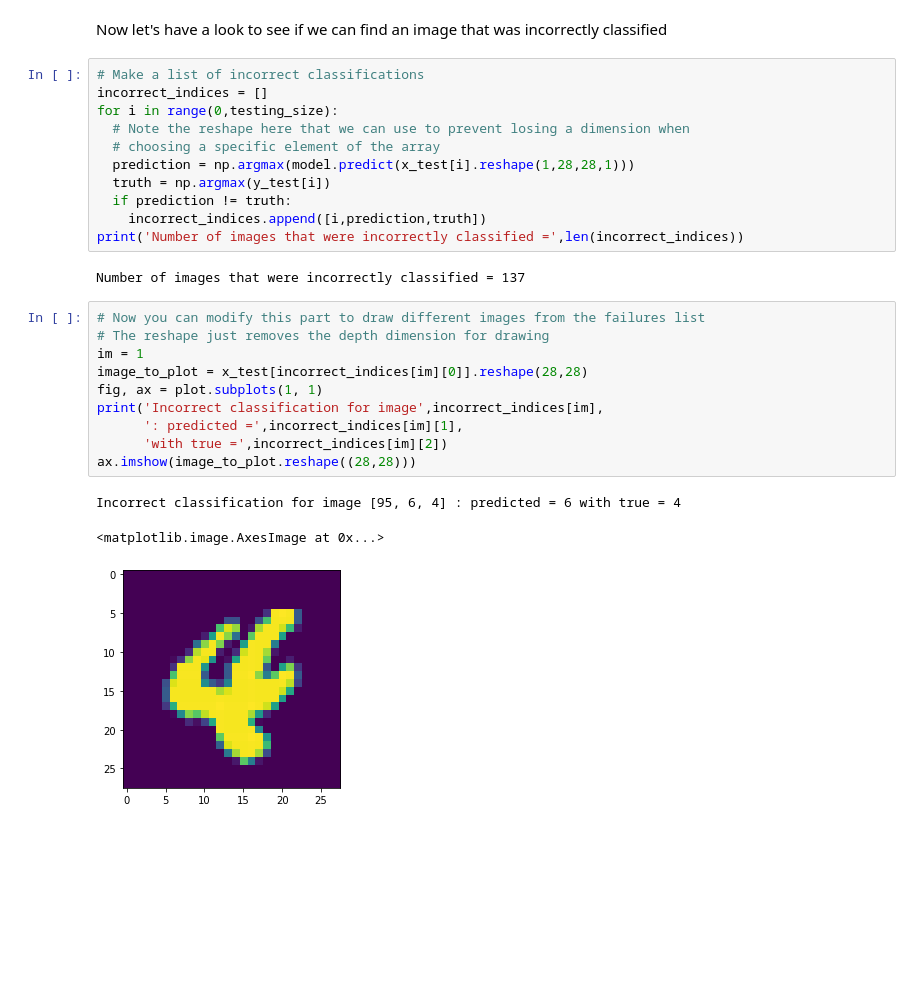
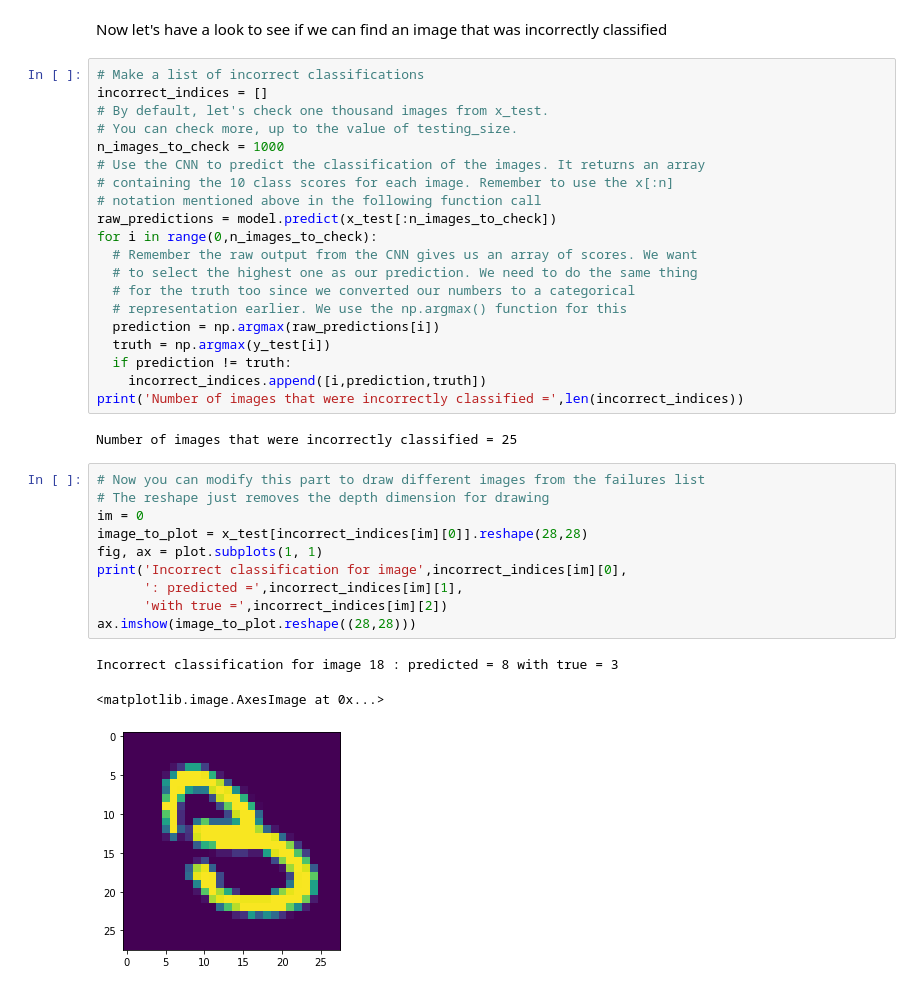
Before and after one commit to lhwhitehead/TutorialDL, a Jupyter notebook: solutions/tensorflow_CNN_tutorial_solution.ipynb, the cells around one changed output. Cells and saved outputs as stored; diff of their text form; blank space fills up the shorter version.

```diff
--- a/solutions/tensorflow_CNN_tutorial_solution.ipynb
+++ b/solutions/tensorflow_CNN_tutorial_solution.ipynb
@@ -257,29 +251,38 @@ Epoch 4/5
 # %% [markdown]
 Now let's have a look to see if we can find an image that was incorrectly classified
-# %%
-# Make a list of incorrect classifications
-incorrect_indices = []
-for i in range(0,testing_size):
-  # Note the reshape here that we can use to prevent losing a dimension when
-  # choosing a specific element of the array
-  prediction = np.argmax(model.predict(x_test[i].reshape(1,28,28,1)))
-  truth = np.argmax(y_test[i])
-  if prediction != truth:
-    incorrect_indices.append([i,prediction,truth])
-print('Number of images that were incorrectly classified =',len(incorrect_indices))
-# %% [output]
-Number of images that were incorrectly classified = 137
+# %%
+# Make a list of incorrect classifications
+incorrect_indices = []
+# By default, let's check one thousand images from x_test.
+# You can check more, up to the value of testing_size.
+n_images_to_check = 1000
+# Use the CNN to predict the classification of the images. It returns an array
+# containing the 10 class scores for each image. Remember to use the x[:n]
+# notation mentioned above in the following function call
+raw_predictions = model.predict(x_test[:n_images_to_check])
+for i in range(0,n_images_to_check):
+  # Remember the raw output from the CNN gives us an array of scores. We want
+  # to select the highest one as our prediction. We need to do the same thing
+  # for the truth too since we converted our numbers to a categorical
+  # representation earlier. We use the np.argmax() function for this
+  prediction = np.argmax(raw_predictions[i])
+  truth = np.argmax(y_test[i])
+  if prediction != truth:
+    incorrect_indices.append([i,prediction,truth])
+print('Number of images that were incorrectly classified =',len(incorrect_indices))
+# %% [output]
+Number of images that were incorrectly classified = 25
 # %%
 # Now you can modify this part to draw different images from the failures list
 # The reshape just removes the depth dimension for drawing
-im = 1
+im = 0
 image_to_plot = x_test[incorrect_indices[im][0]].reshape(28,28)
 fig, ax = plot.subplots(1, 1)
-print('Incorrect classification for image',incorrect_indices[im],
+print('Incorrect classification for image',incorrect_indices[im][0],
       ': predicted =',incorrect_indices[im][1],
       'with true =',incorrect_indices[im][2])
 ax.imshow(image_to_plot.reshape((28,28)))
 # %% [output]
-Incorrect classification for image [95, 6, 4] : predicted = 6 with true = 4
+Incorrect classification for image 18 : predicted = 8 with true = 3
 <matplotlib.image.AxesImage at 0x...>
-[figure, old version]
+[figure, new version]
```
Also changed, not shown: parts of 15 cells of this notebook.
